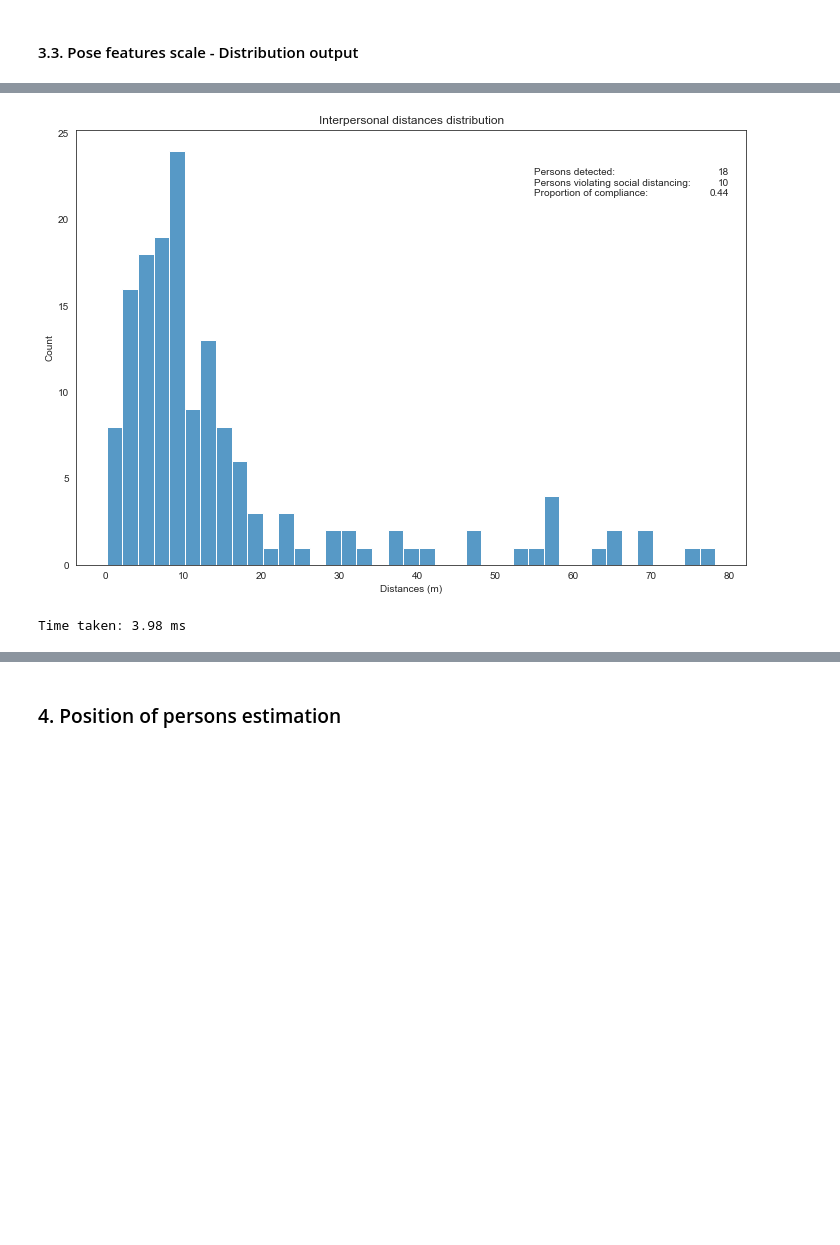
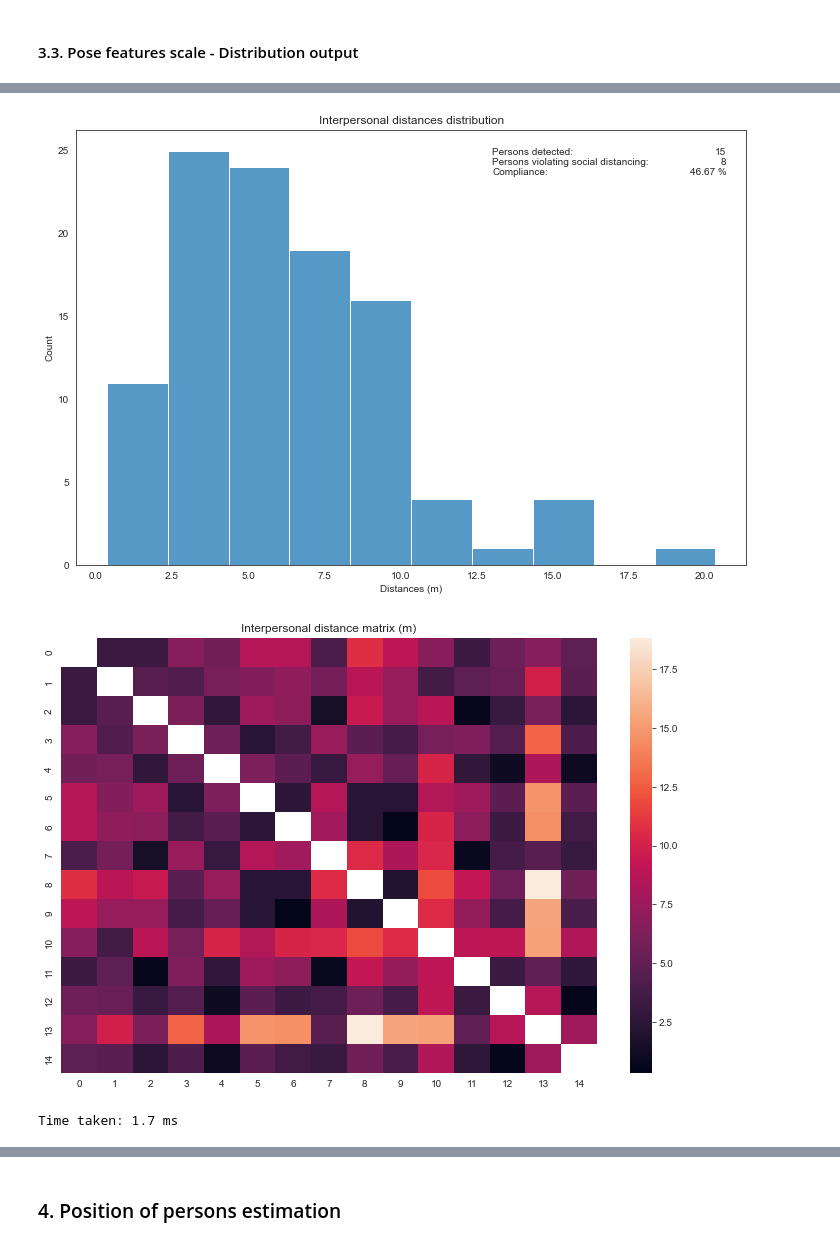
Before and after one commit to biantongfei/GDP_group5, a Jupyter notebook: notebooks/03_VS_Distance_and_position_estimation.ipynb, the cells around one changed output, grey strips where cells are left out. Drawn from its saved outputs; the diff is of its cells as text; code cells hidden in the pictures; blank space fills up the shorter version.

```diff
--- a/notebooks/03_VS_Distance_and_position_estimation.ipynb
+++ b/notebooks/03_VS_Distance_and_position_estimation.ipynb
@@ -22,7 +22,7 @@ from time import perf_counter
 sns.set_style('white')
 # %%
 # Get project path and other key directories for project
-PROJECT_PATH = os.sep.join(os.getcwd().split(os.sep)[:-1]) # "F:\\GDP_group5-master"
+PROJECT_PATH = "F:\\GDP_group5-master" # "F:\\GDP_group5-master"
 DATA_DIR = os.path.join(PROJECT_PATH, 'data')
 
 # Set paths to input images and alphapose-generate pose visualisations
@@ -211,7 +211,7 @@ for pair in range(0, 4, 2):
     y = (pos_trans[pair, 1]+pos_trans[pair+1, 1])/2 - 100
     d = ((pos_trans[pair, 0]-pos_trans[pair+1, 0])**2 + (pos_trans[pair, 1]-pos_trans[pair+1, 1])**2)**0.5
     t = plt.text(x, y, str(round(d, 1)) + ' pixels\n' + str(round(d * scale, 2)) + ' m', color='blue', fontsize=15, horizontalalignment='center')
-    t.set_bbox(dict(facecolor='white', alpha=0.7, edgecolor='blue'))
+    t.set_bbox(dict(facecolor='white', alpha=0.8, edgecolor='blue'))
 plt.legend()
 plt.title(f"Plotting Projected Positions and Distances Between Example Persons in {example_img}", weight="bold")
 plt.show()
@@ -330,6 +348,7 @@ def distances_distribution(keypoints, social_distance, method):
     H = 1.5 # Feet to nose average distance (1.45 for women and 1.55 for men)
     n_persons = len(keypoints)
     distances = []
+    d_matrix = np.ones((n_persons, n_persons)) * np.NaN
     respect_social_distancing = [True] * n_persons
 
     for index_p1 in range(n_persons):
@@ -341,8 +360,6 @@ def distances_distribution(keypoints, social_distance, method):
         # Height vector => feet to head
         h1 = (p1[0]-f1[0], p1[1]-f1[1])
 
-
-
         for index_p2 in range(index_p1+1, n_persons):
             p2 = keypoints.iloc[index_p2]
             # Feet position = center of feet positions
@@ -353,7 +370,7 @@ def distances_distribution(keypoints, social_distance, method):
             h2 = (p2[0]-f2[0], p2[1]-f2[1])
 
             # Distance vector => p1 to p2
-            vect_dist = (p2[0]-p1[0], p2[1]-p1[1])
+            vect_dist = (f2[0]-f1[0], f2[1]-f1[1])
 
             # Use height as scale (scale is the average of the scale for both persons)
             if method == 1:
@@ -425,14 +442,20 @@ def distances_distribution(keypoints, social_distance, method):
             if d < social_distance:
                 respect_social_distancing[index_p1] = False
                 respect_social_distancing[index_p2] = False
+
             # Record distance
             distances.append(d)
+            d_matrix[index_p1, index_p2] = d
+            d_matrix[index_p2, index_p1] = d
 
-    return distances, n_persons-sum(respect_social_distancing)
+    return distances, d_matrix, respect_social_distancing
 # %%
-img_index = 37 # 35 = 18 elements, 36 = 47 elements and 37 = 57 elements
+img_index = 35 # 35 = 18 elements, 36 = 47 elements and 37 = 57 elements
 example_img = image_files[img_index]
 keypoints = alphap_results.loc[alphap_results['image_id'] == example_img]['keypoints']
 
+# Remove bad elements (for img_index = 35)
+keypoints = alphap_results.loc[alphap_results['image_id'] == example_img]['keypoints'].iloc[[i for i in range(len(keypoints)) if i not in [15, 16, 17]]]
+
 keypoints
 # %% [output]
@@ -468,33 +478,45 @@ Time taken: 22.52 ms
 # %%
 social_distance = 2
-method = 4
+method = 1
 
 start = perf_counter()
-distances, nb_non_compliant = distances_distribution(keypoints, social_distance, method)
+distances, d_matrix, respect_social_distancing = distances_distribution(keypoints, social_distance, method)
 t = perf_counter() - start
+
+nb_non_compliant = d_matrix.shape[0]-sum(respect_social_distancing)
 
 # Diplay distances histogram
 plt.figure(figsize=(12, 8))
-values = {'a': len(keypoints), 'b': nb_non_compliant, 'c': (len(keypoints)-nb_non_compliant)/len(keypoints)}
+values = {'a': len(keypoints), 'b': nb_non_compliant, 'c': (len(keypoints)-nb_non_compliant)/len(keypoints)*100}
 
 labels = """Persons detected:
 Persons violating social distancing:
-Proportion of compliance:"""
+Compliance:"""
 
 tmpl = """{a:1.0f}
 {b:1.0f}
-{c:1.2f}
-"""
+{c:1.2f} %"""
 
-sns.histplot(data=distances, binwidth=2)
+b = sns.histplot(data=distances, binwidth=2)
 mystr = tmpl.format(**values)
-plt.text(55, 24, labels, va='top')
-plt.text(80, 24, mystr, va='top', ha='right')
+plt.text(b.get_xlim()[1]*0.61, b.get_ylim()[1]*0.96, labels, va='top')
+plt.text(b.get_xlim()[1]*0.97, b.get_ylim()[1]*0.96, mystr, va='top', ha='right')
 plt.xlabel("Distances (m)")
 plt.title('Interpersonal distances distribution')
 plt.show()
 
+# Diplay distance matrix
+plt.figure(figsize=(12, 8))
+ax = sns.heatmap(d_matrix, annot=False)
+plt.title("Interpersonal distance matrix (m)")
+plt.show()
+
+# print("Persons detected: " + str(len(keypoints)))
+# print("Persons violating social distancing: " + str(nb_non_compliant))
+# print("Proportion of compliance: " + str(round((len(keypoints)-nb_non_compliant)/len(keypoints)*100, 2)) + " %")
+
 print(f"\nTime taken: {round(t*1000, 2)} ms")
 # %% [output]
-[figure, old version]
+[figure, new version]
+[figure, added]
-Time taken: 3.98 ms
+Time taken: 1.7 ms
```
Also changed, not shown: parts of 10 cells of this notebook.
